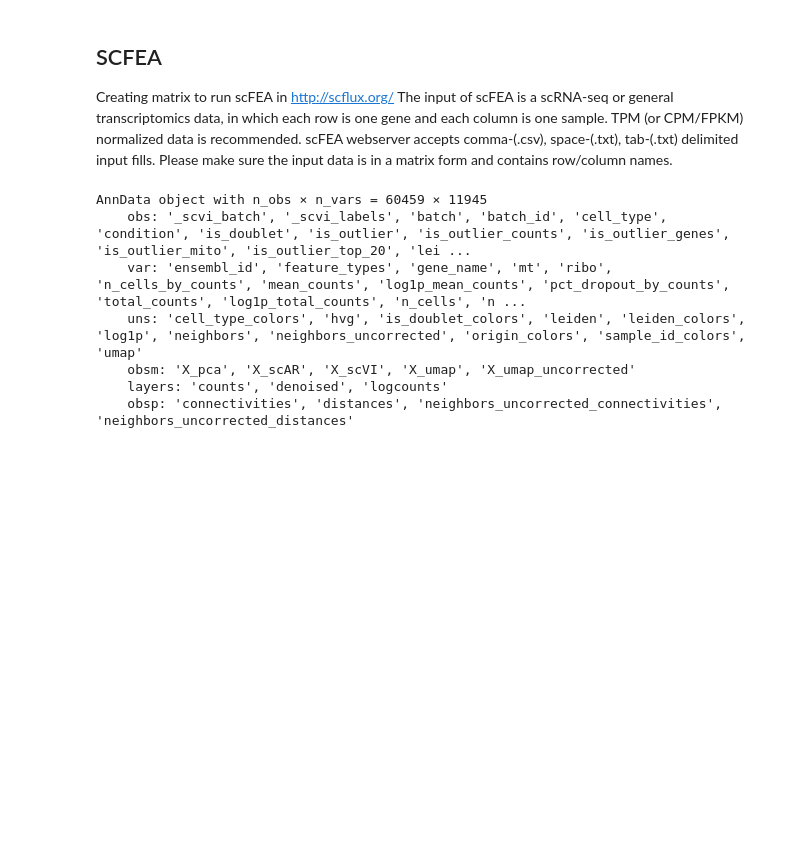
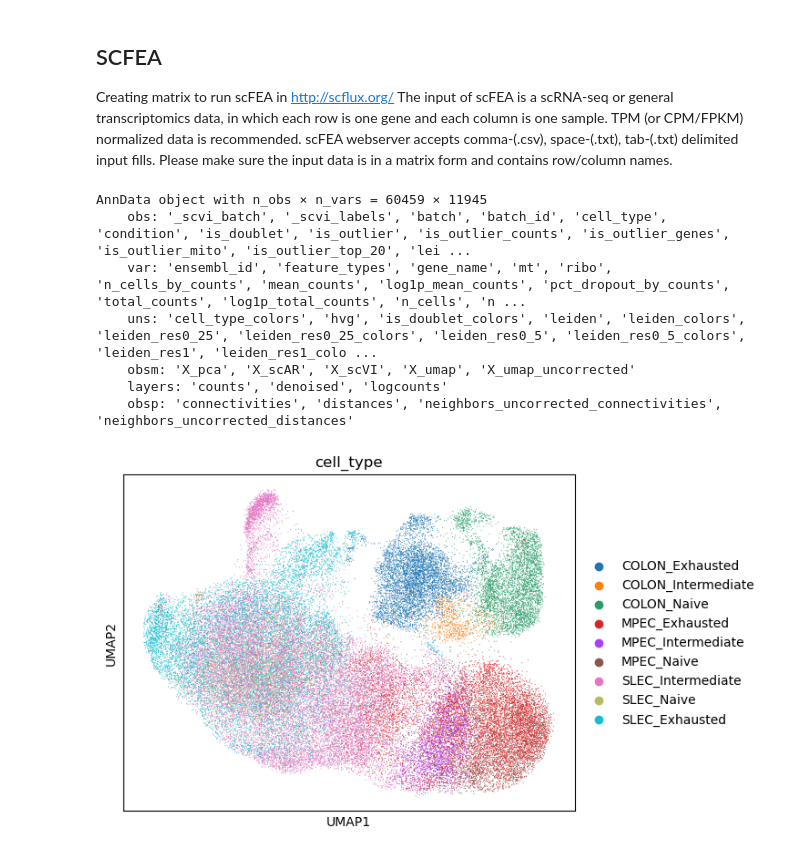
Before and after one commit to ErikaKvalem/honda_microbial_metabolites_2021, a Jupyter notebook: 20_scripts/40_single-cell-sorted-cd8/40_gex_surface_prot/013_scfea.ipynb, the cells around one changed output. Drawn from its saved outputs; the diff is of its cells as text; code cells hidden in the pictures; blank space fills up the shorter version.

```diff
--- a/20_scripts/40_single-cell-sorted-cd8/40_gex_surface_prot/013_scfea.ipynb
+++ b/20_scripts/40_single-cell-sorted-cd8/40_gex_surface_prot/013_scfea.ipynb
@@ -6,17 +6,21 @@ The input of scFEA is a scRNA-seq or general transcriptomics data, in which each
 import scanpy as sc
 import decoupler as dc
 # %%
-adata = sc.read_h5ad("adata_solo_annotated_all.h5ad")
+adata = sc.read_h5ad("adata_solo_re_annotated_all.h5ad")
 # %%
 adata
 # %% [output]
 AnnData object with n_obs × n_vars = 60459 × 11945
     obs: '_scvi_batch', '_scvi_labels', 'batch', 'batch_id', 'cell_type', 'condition', 'is_doublet', 'is_outlier', 'is_outlier_counts', 'is_outlier_genes', 'is_outlier_mito', 'is_outlier_top_20', 'lei ...
     var: 'ensembl_id', 'feature_types', 'gene_name', 'mt', 'ribo', 'n_cells_by_counts', 'mean_counts', 'log1p_mean_counts', 'pct_dropout_by_counts', 'total_counts', 'log1p_total_counts', 'n_cells', 'n ...
-    uns: 'cell_type_colors', 'hvg', 'is_doublet_colors', 'leiden', 'leiden_colors', 'log1p', 'neighbors', 'neighbors_uncorrected', 'origin_colors', 'sample_id_colors', 'umap'
+    uns: 'cell_type_colors', 'hvg', 'is_doublet_colors', 'leiden', 'leiden_colors', 'leiden_res0_25', 'leiden_res0_25_colors', 'leiden_res0_5', 'leiden_res0_5_colors', 'leiden_res1', 'leiden_res1_colo ...
     obsm: 'X_pca', 'X_scAR', 'X_scVI', 'X_umap', 'X_umap_uncorrected'
     layers: 'counts', 'denoised', 'logcounts'
     obsp: 'connectivities', 'distances', 'neighbors_uncorrected_connectivities', 'neighbors_uncorrected_distances'
+# %%
+sc.pl.umap(adata, color="cell_type")
+# %% [output]
+[figure, added]
 # %%
 #adata_cpm = adata.copy()  # apply this to a copy so we can compare methods
 #adata_cpm.raw = adata_cpm  # store a copy of the raw values before normalizing
```
Also changed, not shown: parts of 3 cells of this notebook, 1 other file.
